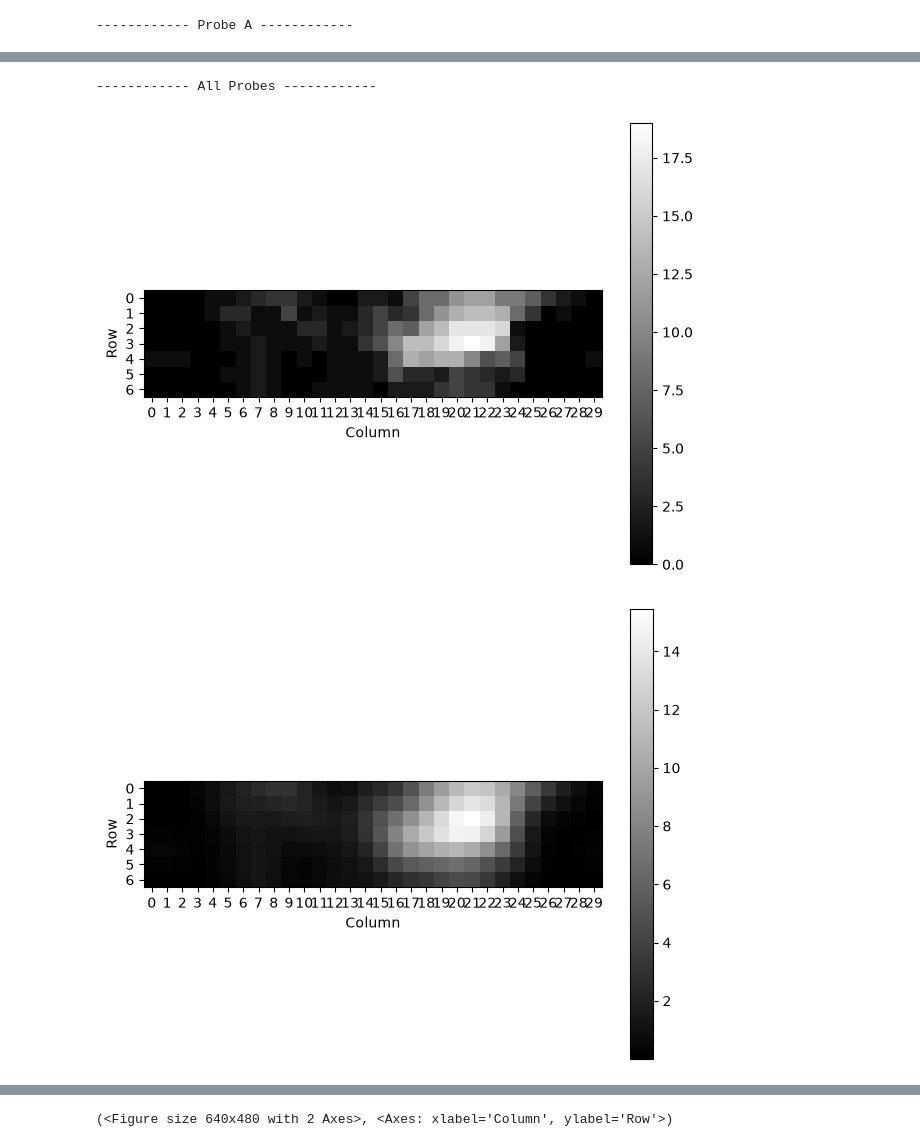
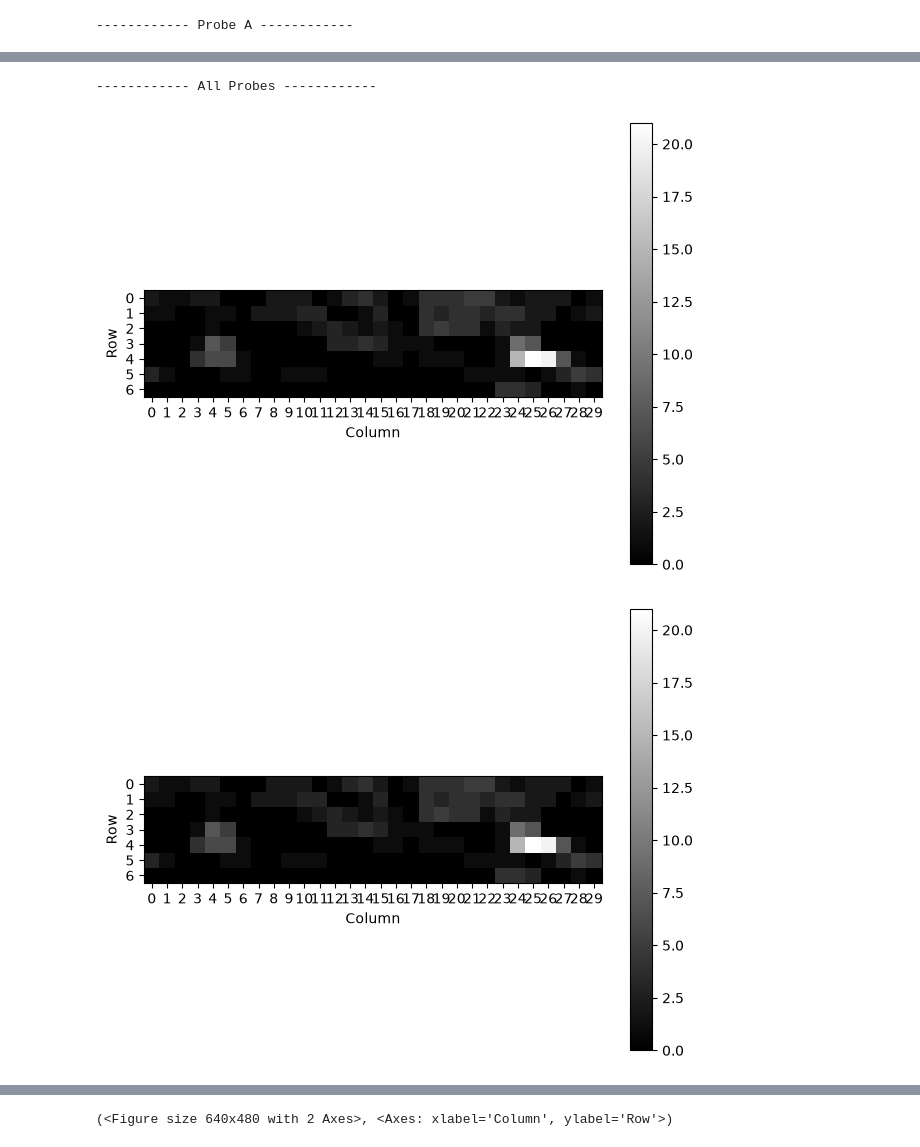
Before and after one commit to KaiCao2003/rfmapping, a Jupyter notebook: locate_rf.ipynb, the cells around one changed output, grey strips where cells are left out. Drawn from its saved outputs; the diff is of its cells as text; code cells hidden in the pictures.

```diff
--- a/locate_rf.ipynb
+++ b/locate_rf.ipynb
@@ -16,20 +17,22 @@ apply_light_plot_style()
 # %%
-base_dir: Path = Path("/mnt/senzailab/Kai/#Recording/m18/")
-date = 260812
+base_dir: Path = Path("/mnt/senzailab/Kai/#Recording/m19/")
+date = 260827
 
-sessionID = 3
-probeList = ("A", )
+sessionID = 5
+probeList = ("A",)
 targetProbe = "A"
 rf_time_range = (0.0, 0.2)
 # cluster_forming_z = 1.5
 
+is_save = True
+
 session_dir = base_dir / str(date)
-hd_session = session_dir / f"{date}_1"
+hd_session = session_dir / f"{date}_9"
 rf_session = session_dir / f"{date}_{sessionID}"
+save_path = rf_session / "data/rfmapping/"
 # %%
 rf_maps_by_probe = {}
 summed_rf_maps_by_probe = {}
-rf_trials_by_probe = {}
 rf_centers_by_probe = {}
 rfs_by_probe = {}
 
@@ -38,7 +41,9 @@ for probe in probeList:
             rf_session
             / "data/rfmapping/good/-100_400_1ms"
             / f"Probe{probe}"
-            / f"regular_unitsSpikeCounts_{date}_{sessionID}.json"
+            # / f"regular_unitsSpikeCounts_{date}_{sessionID}.rfmap"
+            / f"rotation_30_unitsSpikeCounts_{date}_{sessionID}.rfmap"
+
     )
     raw = load_rf_maps(rf_source_path)
     summed = raw.sum(*rf_time_range)
@@ -55,21 +60,19 @@ for probe in probeList:
 
     print(f"Kept {summed.n_units} in Probe{probe}")
 
-    trials = load_regular_rf_trials(rf_session, probe, summed)
     result_path = rf_source_path.with_suffix(".npz")
     result = summed.rf_2d(
-        trials=trials,
+        is_shuffle=False,
         result_path=result_path,
     )
     center = summed.rf_2d(
-        trials=trials,
+        is_shuffle=False,
         is_center=True,
         result_path=result_path,
     )
 
     rf_maps_by_probe[probe] = raw
     summed_rf_maps_by_probe[probe] = summed
-    rf_trials_by_probe[probe] = trials
     rfs_by_probe[probe] = result
     rf_centers_by_probe[probe] = center
 
@@ -91,4 +94,6 @@ RFunitPool = [
 ]
 
 print({probe: rfs_by_probe[probe].shape[0] for probe in probeList})
+num_neurons_with_rf = np.count_nonzero(center_all)
+print(num_neurons_with_rf)
 # %% [output]
@@ -115,5 +119,7 @@ plot_2d_rfmap(target_unit_bump, cmap="grey")
 # %%
 for index, rf in enumerate(rfs_by_probe[targetProbe]):
-    print(RFunitPool[index])
-    plot_2d_rfmap(rf, cmap="grey")
+    probe, unit = RFunitPool[index]
+    print(f"({probe}, {unit})")
+    plot_2d_rfmap(rf, cmap="grey", is_save=is_save, save_path=f"{save_path}/rfmap/units/{probe}/{unit}.png")
+    plot_2d_rfmap(rf, cmap="grey", is_save=is_save, save_path=f"{save_path}/rfmap/units/{probe}/{unit}.svg")
 # %% [output]
@@ -139,7 +145,9 @@ for probe in probeList:
     rf_counts_by_probe[probe] = probe_counts
     rf_counts += probe_counts
     print("------------ Probe", probe, "------------")
-    plot_2d_rfmap(probe_counts, cmap="grey")
+    plot_2d_rfmap(probe_counts, cmap="grey", is_save=is_save, save_path=f"{save_path}/rfmap/{probe}/rf.png")
+    plot_2d_rfmap(probe_counts, cmap="grey", is_save=is_save, save_path=f"{save_path}/rfmap/{probe}/rf.svg")
+
 
 rf_counts_smoothed = gaussian_filter(
     rf_counts.astype(float),
@@ -148,7 +156,10 @@ rf_counts_smoothed = gaussian_filter(
 )
 
 print("------------ All Probes ------------")
-plot_2d_rfmap(rf_counts, cmap="grey")
-plot_2d_rfmap(rf_counts_smoothed, cmap="grey")
+plot_2d_rfmap(rf_counts, cmap="grey", is_save=is_save, save_path=f"{save_path}/rfmap/all/rf.png")
+plot_2d_rfmap(rf_counts, cmap="grey", is_save=is_save, save_path=f"{save_path}/rfmap/all/rf.svg")
+
+plot_2d_rfmap(rf_counts_smoothed, cmap="grey", is_save=is_save, save_path=f"{save_path}/rfmap/all/rf_smoothed.png")
+plot_2d_rfmap(rf_counts_smoothed, cmap="grey", is_save=is_save, save_path=f"{save_path}/rfmap/all/rf_smoothed.svg")
 # %% [output]
 ------------ Probe A ------------
@@ -156,3 +168,3 @@ plot_2d_rfmap(rf_counts_smoothed, cmap="grey")
 ------------ All Probes ------------
-[figure, old version]
-[figure, old version]
+[figure, new version]
+[figure, added]
```
Also changed, not shown: parts of 7 cells of this notebook, 12 other files.
